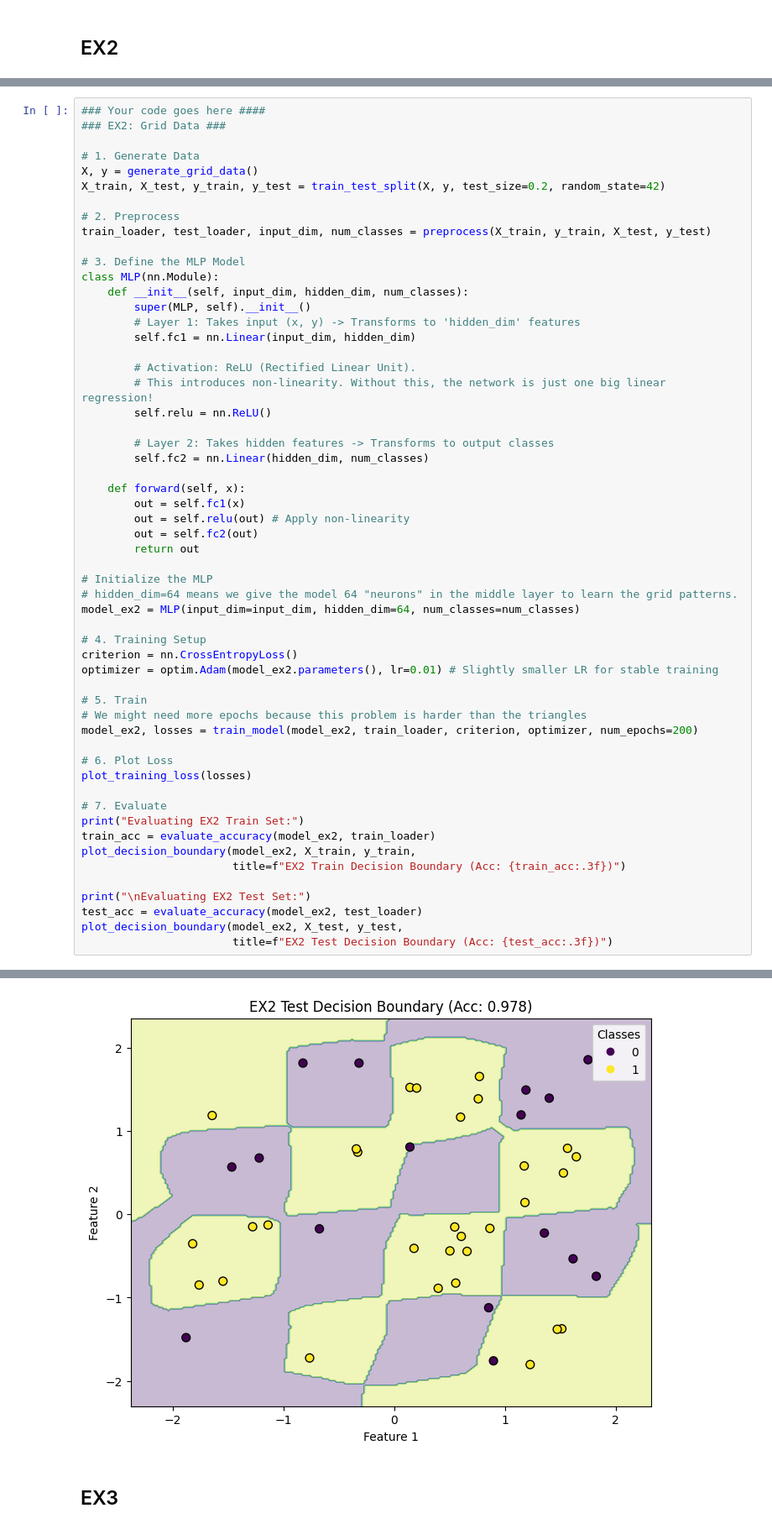
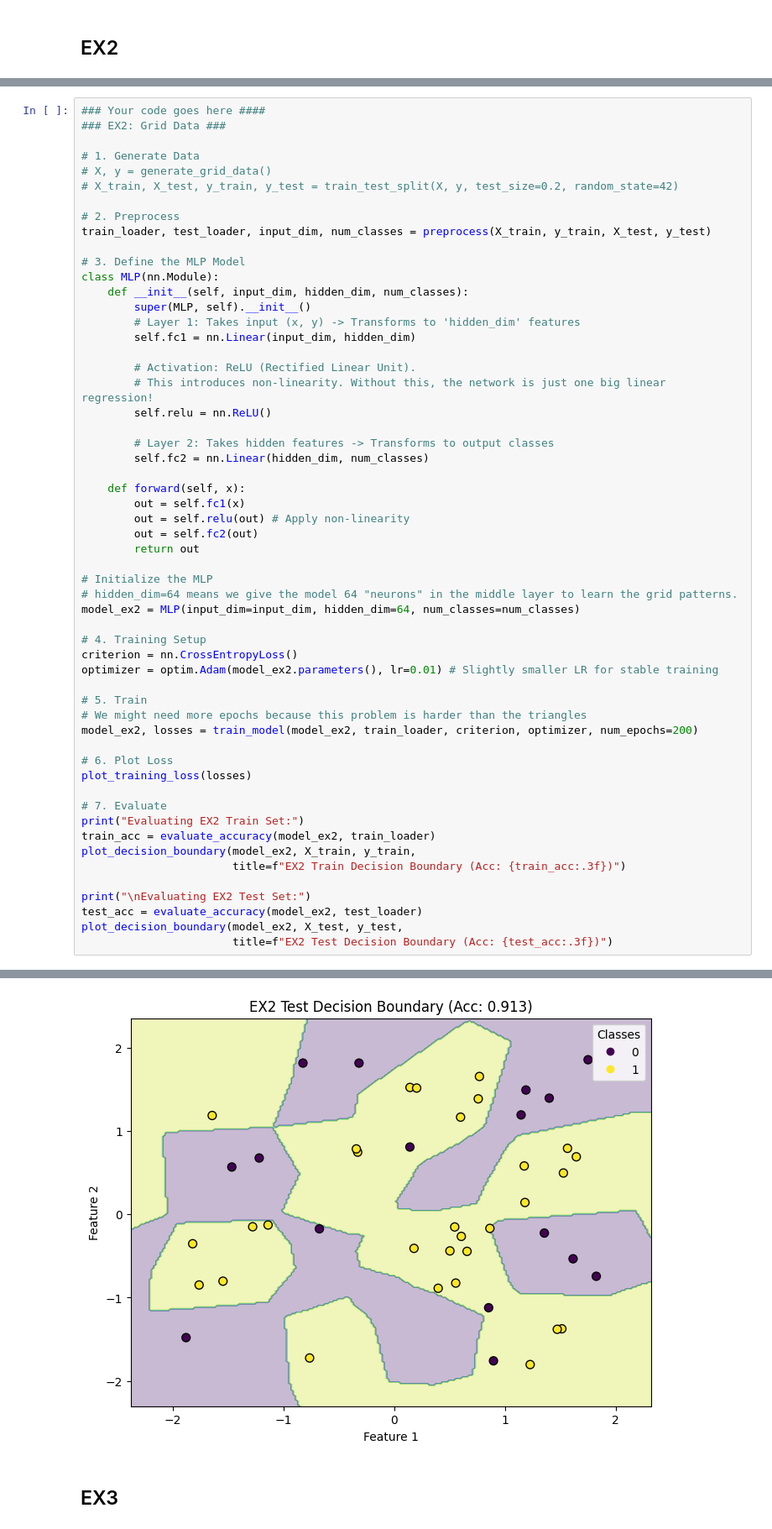
Before and after one commit to billetr/deep-learning-assignment1, a Jupyter notebook: 3functions.ipynb, the cells around one changed output, grey strips where cells are left out. Shown at 84% size. Saved outputs shown, nothing was run; the diff lists cells and outputs as text.

```diff
--- a/3functions.ipynb
+++ b/3functions.ipynb
@@ -482,8 +482,8 @@ plot_data(X_train, y_train)
 ### EX2: Grid Data ###
 
 # 1. Generate Data
-X, y = generate_grid_data()
-X_train, X_test, y_train, y_test = train_test_split(X, y, test_size=0.2, random_state=42)
+# X, y = generate_grid_data()
+# X_train, X_test, y_train, y_test = train_test_split(X, y, test_size=0.2, random_state=42)
 
 # 2. Preprocess
 train_loader, test_loader, input_dim, num_classes = preprocess(X_train, y_train, X_test, y_test)
@@ -543,4 +543,4 @@ Accuracy: 0.978
-[figure, old version]
+[figure, new version]
 # %% [markdown]
 ## EX3
 # %%
```
Also changed, not shown: parts of 3 cells of this notebook.
